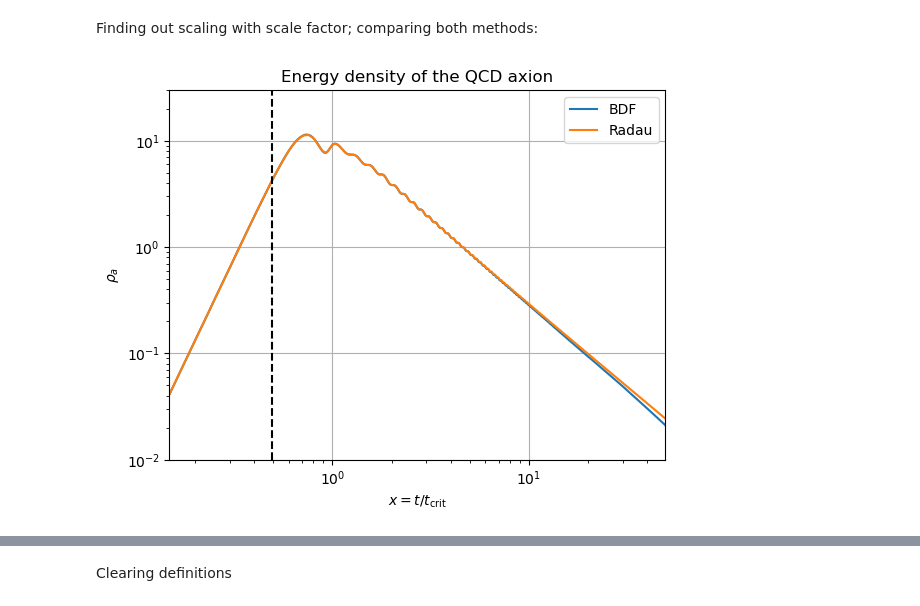
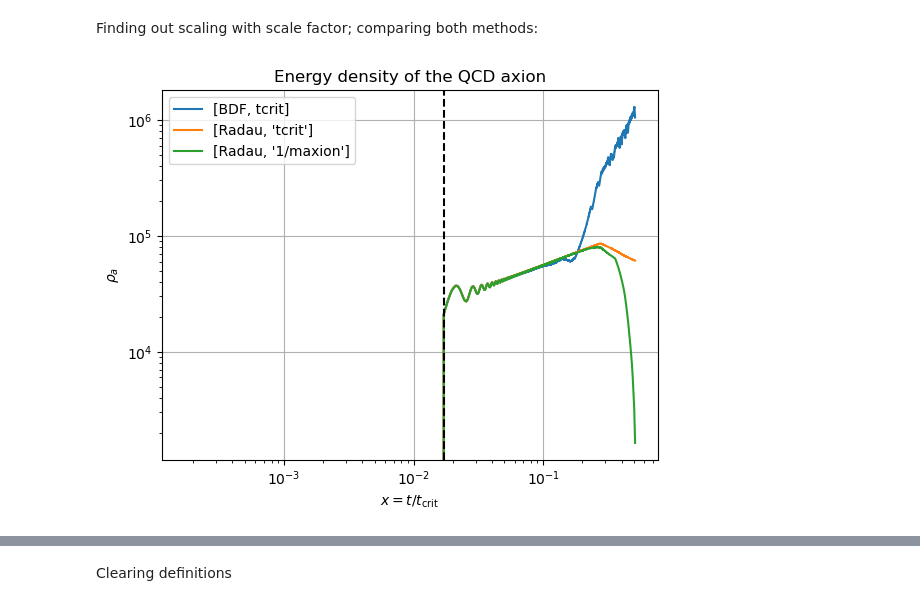
Before and after one commit to ManuelBuenAbad/axion_mcmc, a Jupyter notebook: axion_evol.ipynb, the cells around one changed output, grey strips where cells are left out. Drawn from its saved outputs; the diff is of its cells as text; code cells hidden in the pictures.

```diff
--- a/axion_evol.ipynb
+++ b/axion_evol.ipynb
@@ -1245,8 +1446,12 @@ theta_ini, dtheta_ini = 1, 0
+# %%
+fa_test = (1.e12)*GeV # axion decay constant
+epsphi_test = 1.e-6 # suppression in axion mass squared
+N_test = 51 # number of SM copies
 # %% [markdown]
 Integration interval
 # %%
 x_osc = find_x_interval('QCD', fa_test, epsphi_test, 1, 1)[0] # dimless oscillation time for QCD
-x_span = find_x_interval('QCD', fa_test, epsphi_test, 0.01, 100) # dimless integration interval for QCD
+x_span = find_x_interval('QCD', fa_test, epsphi_test, 0.01, 30) # dimless integration interval for QCD
 
 print("QCD: x_osc={:g}".format(x_osc))
 print("QCD: x_span=({:g}, {:g})".format(x_span[0], x_span[1]))
@@ -1258,8 +1463,8 @@ Solving the EOM
 # %%
 # solve_axion_eom(model, fa, eps_phi, N, y0, dy0, x_span, p=12, small=1.e-6, method='BDF', **kwargs)
 # %%
-%time
-sol1 = solve_axion_eom('QCD', fa_test, epsphi_test, N_test, theta_ini, dtheta_ini, x_span, 8, 1.e-6, method='BDF', atol=1.e-5, rtol=1.e-4) # solving QCD axion EOM w/ BDF method
+sol1 = solve_axion_eom('QCD', fa_test, epsphi_test, N_test, theta_ini, dtheta_ini, x_span, p=8, small=1.e-6, time_units='tcrit', method='BDF', atol=1.e-5, rtol=1.e-4) # solving QCD axion EOM w/ BDF method and x = t/tcrit
 
-%time
-sol2 = solve_axion_eom('QCD', fa_test, epsphi_test, N_test, theta_ini, dtheta_ini, x_span, 8, 1.e-6, method='Radau', atol=1.e-5, rtol=1.e-4) # solving QCD axion EOM w/ Radau method
+sol2 = solve_axion_eom('QCD', fa_test, epsphi_test, N_test, theta_ini, dtheta_ini, x_span, p=8, small=1.e-6, time_units='tcrit', method='Radau', atol=1.e-5, rtol=1.e-4) # solving QCD axion EOM w/ Radau method and x = t/tcrit
+
+sol3 = solve_axion_eom('QCD', fa_test, epsphi_test, N_test, theta_ini, dtheta_ini, x_span, p=8, small=1.e-6, time_units='1/maxion', method='Radau', atol=1.e-5, rtol=1.e-4) # solving QCD axion EOM w/ Radau method and x = t/tcrit
@@ -1282,13 +1483,19 @@ Important results:
 # resulting temperature arrays
 temp_arr1 = Tcrit*T_hat_fn(sol1.t)
 temp_arr2 = Tcrit*T_hat_fn(sol2.t)
+temp_arr3 = Tcrit*T_hat_fn(sol3.t)
+# temp_arr4 = Tcrit*T_hat_fn(sol4.t)
 
 # energy density
 rho_arr1 = (tcrit/fa_test)**2 * axion_density(sol1.t, (sol1.y[0], sol1.y[1]), 'QCD', fa_test, 1, 1)
 rho_arr2 = (tcrit/fa_test)**2 * axion_density(sol2.t, (sol2.y[0], sol2.y[1]), 'QCD', fa_test, 1, 1)
+rho_arr3 = (tcrit/fa_test)**2 * axion_density(sol3.t, (sol3.y[0], sol3.y[1]), 'QCD', fa_test, 1, 1)
+# rho_arr4 = (tcrit/fa_test)**2 * axion_density(sol4.t, (sol4.y[0], sol4.y[1]), 'QCD', fa_test, 1, 1)
 
 # scale factor
 a_arr1 = scale_factor(sol1.t*tcrit)
 a_arr2 = scale_factor(sol2.t*tcrit)
+a_arr3 = scale_factor(sol3.t*tcrit)
+# a_arr4 = scale_factor(sol4.t*tcrit)
 # %%
 # Plot the result
@@ -1332,17 +1541,18 @@ plt.show()
 # %% [markdown]
 Finding out scaling with scale factor; comparing both methods:
 # %%
-plt.plot(sol1.t, rho_arr1, label=r"BDF")
-plt.plot(sol2.t, rho_arr2, label=r"Radau")
+plt.plot(sol1.t, rho_arr1, label=r"[BDF, tcrit]")
+plt.plot(sol2.t, rho_arr2, label=r"[Radau, 'tcrit']")
+plt.plot(sol3.t, rho_arr3, label=r"[Radau, '1/maxion']")
 plt.xlabel(r"$x = t/t_{\rm crit}$"), plt.xscale('log')
-plt.xlim(x_osc*0.3, x_span[-1])
+# plt.xlim(x_osc*0.3, x_span[-1])
 plt.ylabel(r"$\rho_a$"), plt.yscale('log')
-plt.ylim(1.e-2, 30)
+# plt.ylim(1.e-2, 300)
 plt.axvline(x=x_osc, color='k', ls='--')
 plt.title("Energy density of the QCD axion")
 plt.legend()
 plt.grid()
 plt.show()
 # %% [output]
-[figure, old version]
+[figure, new version]
 # %%
```
Also changed, not shown: parts of 106 cells of this notebook, 5 other files.
